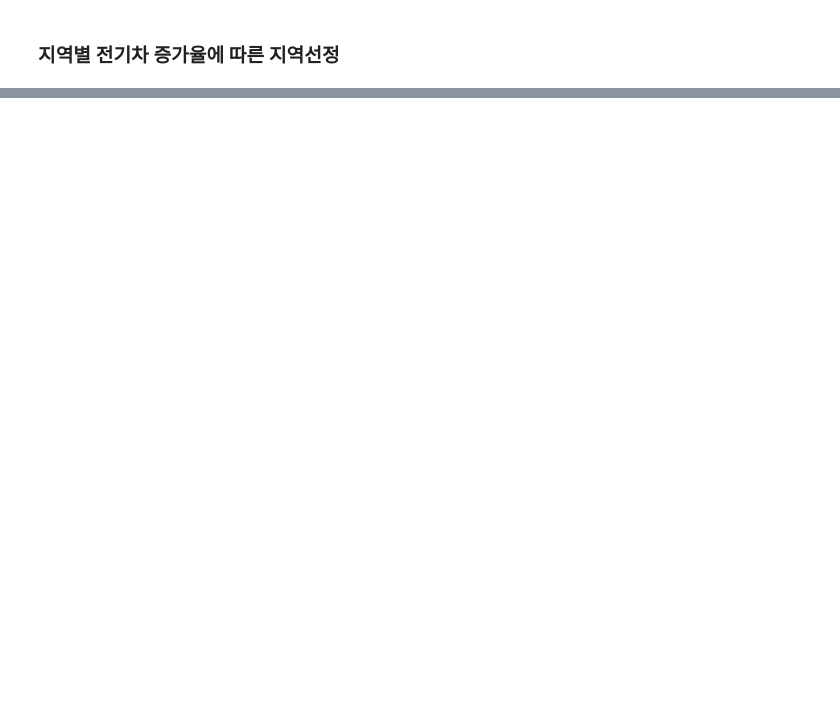
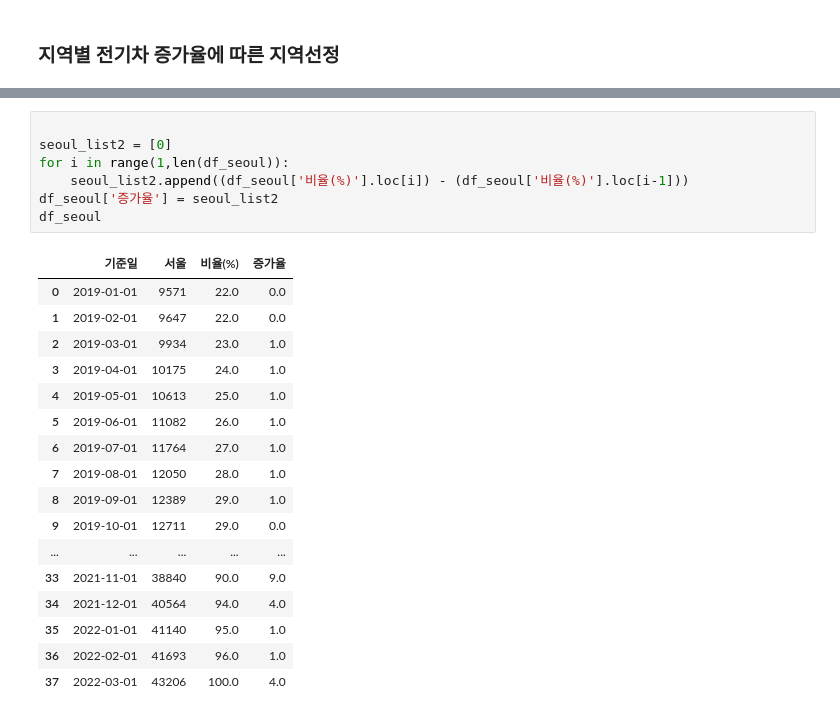
Before and after one commit to JBindio/StudyPython, a Jupyter notebook: 06.project/eletronic.ipynb, the cells around one changed output, grey strips where cells are left out. Drawn from its saved outputs; the diff is of its cells as text; blank space fills up the shorter version.

```diff
--- a/06.project/eletronic.ipynb
+++ b/06.project/eletronic.ipynb
@@ -43,0 +130,25 @@ df_seoul[1] - df_seoul[0]
+# %%
+
+seoul_list2 = [0]
+for i in range(1,len(df_seoul)):
+    seoul_list2.append((df_seoul['비율(%)'].loc[i]) - (df_seoul['비율(%)'].loc[i-1]))
+df_seoul['증가율'] = seoul_list2
+df_seoul
+# %% [output]
+|  | 기준일 | 서울 | 비율(%) | 증가율 |
+| 0 | 2019-01-01 | 9571 | 22.0 | 0.0 |
+| 1 | 2019-02-01 | 9647 | 22.0 | 0.0 |
+| 2 | 2019-03-01 | 9934 | 23.0 | 1.0 |
+| 3 | 2019-04-01 | 10175 | 24.0 | 1.0 |
+| 4 | 2019-05-01 | 10613 | 25.0 | 1.0 |
+| 5 | 2019-06-01 | 11082 | 26.0 | 1.0 |
+| 6 | 2019-07-01 | 11764 | 27.0 | 1.0 |
+| 7 | 2019-08-01 | 12050 | 28.0 | 1.0 |
+| 8 | 2019-09-01 | 12389 | 29.0 | 1.0 |
+| 9 | 2019-10-01 | 12711 | 29.0 | 0.0 |
+| ... | ... | ... | ... | ... |
+| 33 | 2021-11-01 | 38840 | 90.0 | 9.0 |
+| 34 | 2021-12-01 | 40564 | 94.0 | 4.0 |
+| 35 | 2022-01-01 | 41140 | 95.0 | 1.0 |
+| 36 | 2022-02-01 | 41693 | 96.0 | 1.0 |
+| 37 | 2022-03-01 | 43206 | 100.0 | 4.0 |
```
Also changed, not shown: parts of 13 cells of this notebook, 12 other files.
